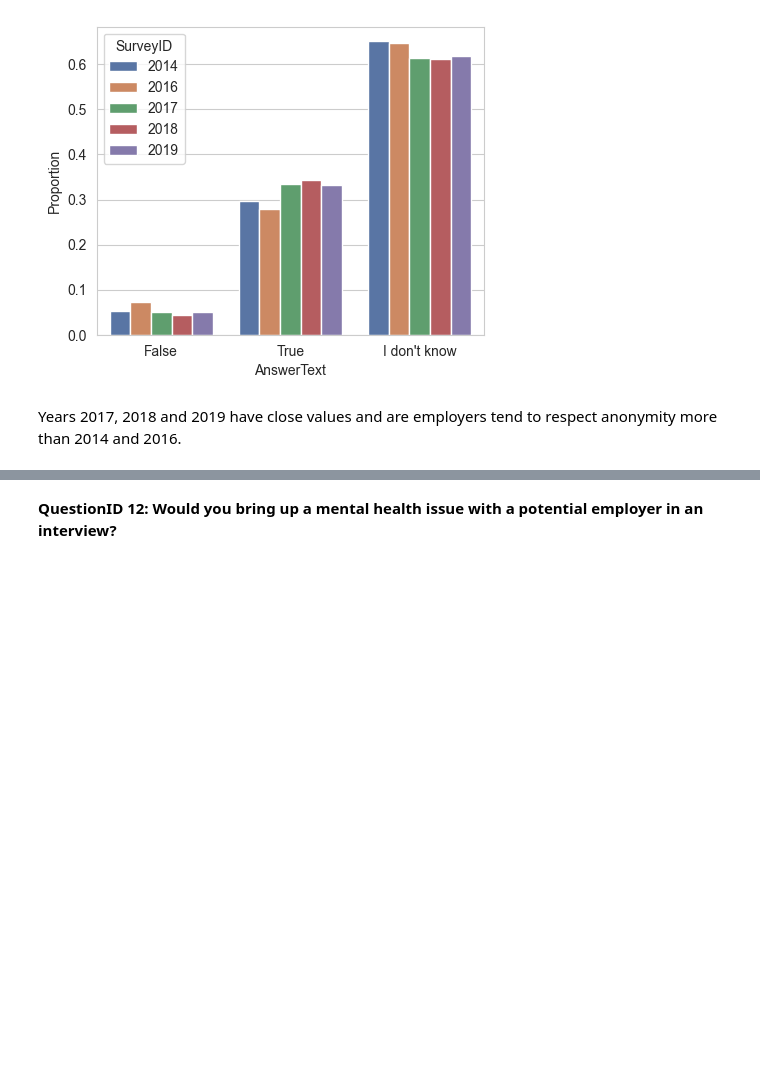
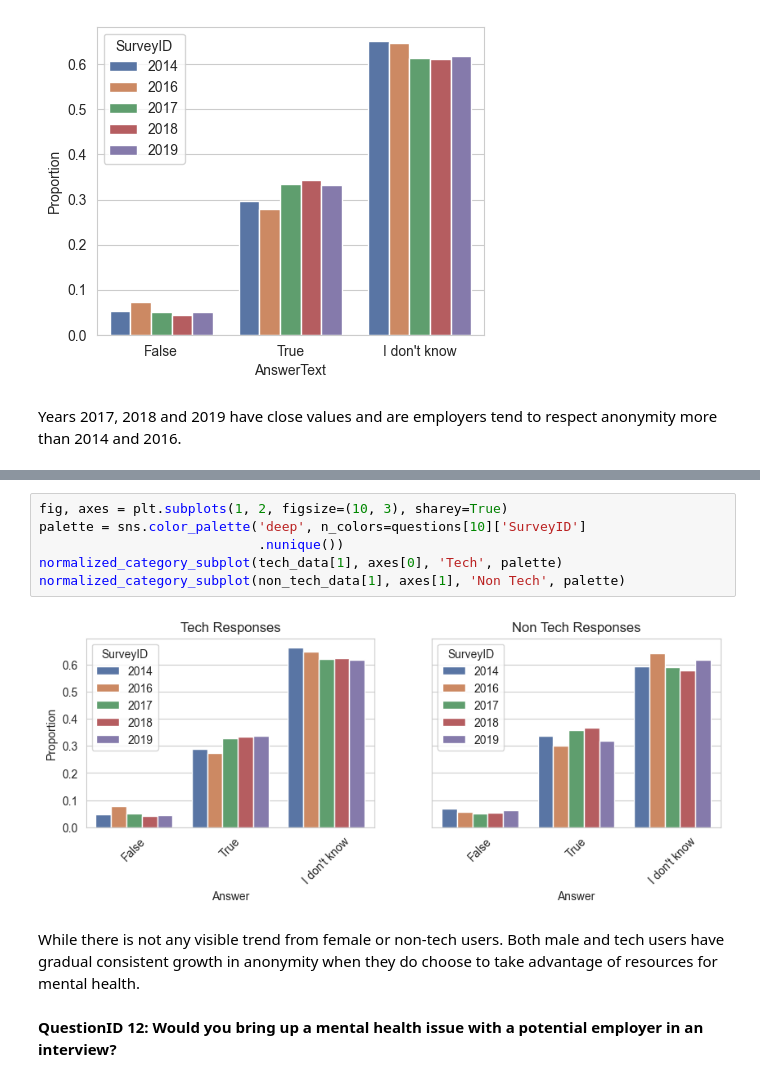
Before and after one commit to CelineChiLamNg/tech_mental_health, a Jupyter notebook: mental_health_tech.ipynb, the cells around one changed output, grey strips where cells are left out. Saved outputs shown, nothing was run; the diff lists cells and outputs as text; blank space fills up the shorter version.

```diff
--- a/mental_health_tech.ipynb
+++ b/mental_health_tech.ipynb
@@ -1266,3 +1290,15 @@ respect anonymity more than 2014 and 2016.
+# %%
+fig, axes = plt.subplots(1, 2, figsize=(10, 3), sharey=True)
+palette = sns.color_palette('deep', n_colors=questions[10]['SurveyID']
+                            .nunique())
+normalized_category_subplot(tech_data[1], axes[0], 'Tech', palette)
+normalized_category_subplot(non_tech_data[1], axes[1], 'Non Tech', palette)
+# %% [output]
+[figure, added]
+# %% [markdown]
+While there is not any visible trend from female or non-tech users. Both
+male and tech users have gradual consistent growth in anonymity when they do
+ choose to take advantage of resources for mental health.
 # %% [markdown]
 **QuestionID 12: Would you bring up a mental health issue with a potential
 employer in an interview?**
```
Also changed, not shown: parts of 33 cells of this notebook, 1 other file.
